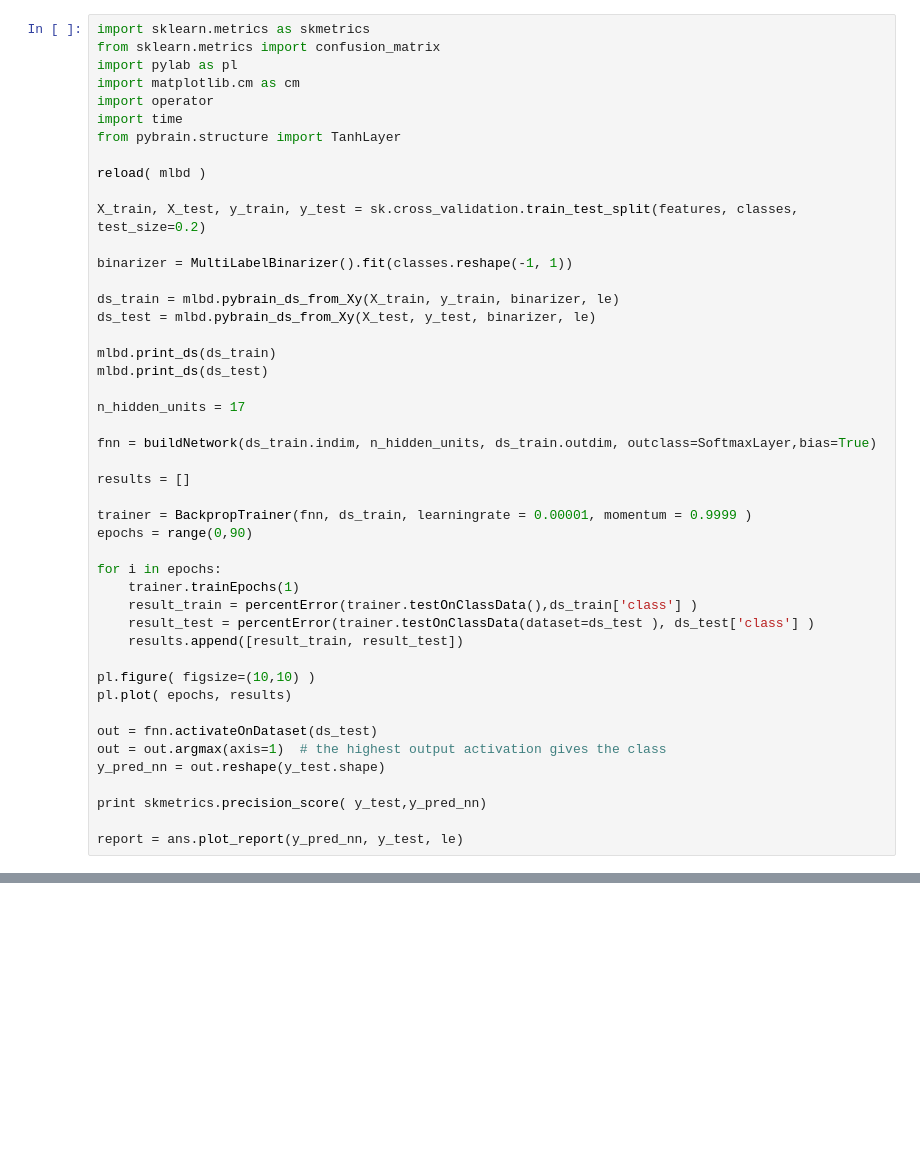
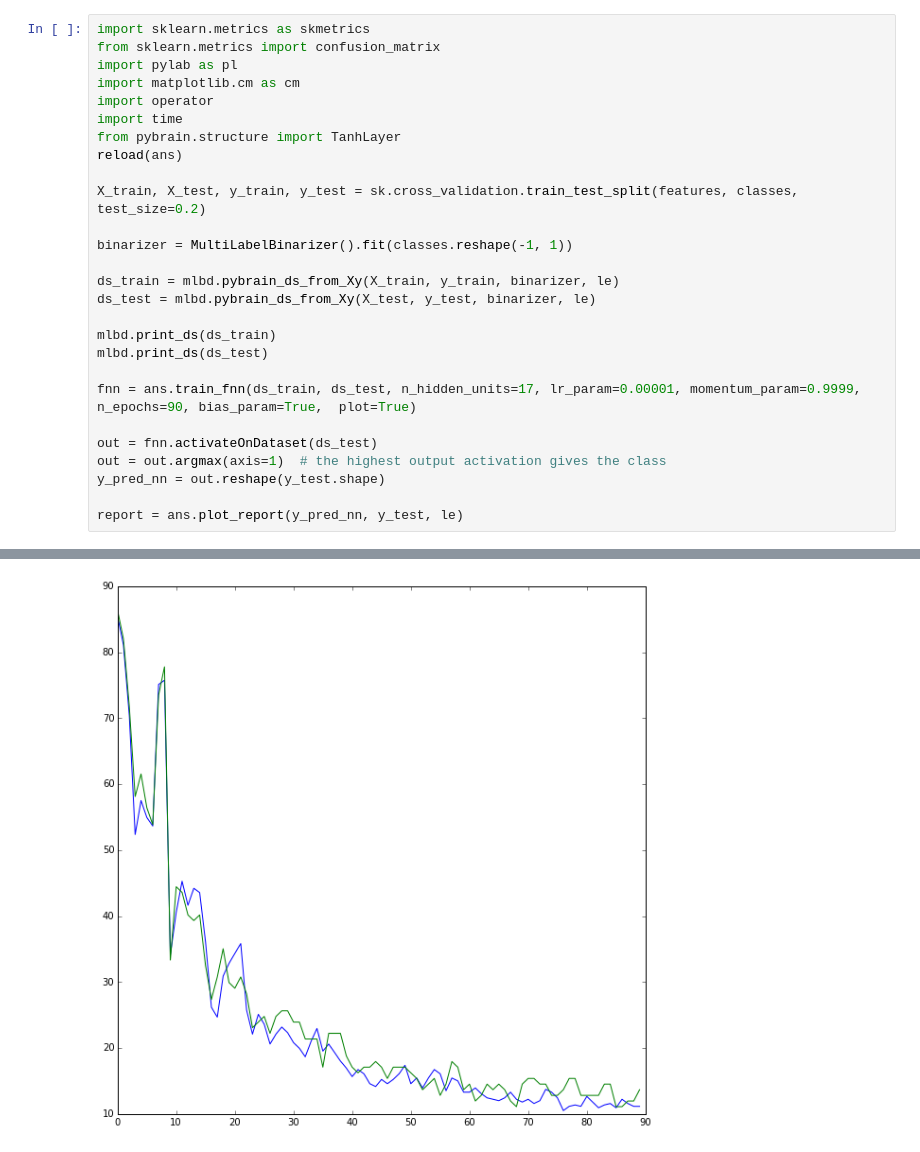
Before and after one commit to jcornaz/hesso.mlbd.labo2, a Jupyter notebook: src/Question4.ipynb, the cells around one changed output, grey strips where cells are left out. Saved outputs shown, nothing was run; the diff lists cells and outputs as text; blank space fills up the shorter version.

Commit message:
Extract fnn code into the train_fnn() function

```diff
--- a/src/Question4.ipynb
+++ b/src/Question4.ipynb
@@ -35,8 +33,7 @@ import matplotlib.cm as cm
 import operator
 import time
 from pybrain.structure import TanhLayer
-
-reload( mlbd )
+reload(ans)
 
 X_train, X_test, y_train, y_test = sk.cross_validation.train_test_split(features, classes, test_size=0.2)
 
@@ -48,28 +45,11 @@ ds_test = mlbd.pybrain_ds_from_Xy(X_test, y_test, binarizer, le)
 mlbd.print_ds(ds_train)
 mlbd.print_ds(ds_test)
 
-n_hidden_units = 17
-
-fnn = buildNetwork(ds_train.indim, n_hidden_units, ds_train.outdim, outclass=SoftmaxLayer,bias=True)
-
-results = []
-
-trainer = BackpropTrainer(fnn, ds_train, learningrate = 0.00001, momentum = 0.9999 )
-epochs = range(0,90)
-
-for i in epochs:
-    trainer.trainEpochs(1)
-    result_train = percentError(trainer.testOnClassData(),ds_train['class'] )
-    result_test = percentError(trainer.testOnClassData(dataset=ds_test ), ds_test['class'] )
-    results.append([result_train, result_test])
-
-pl.figure( figsize=(10,10) )
-pl.plot( epochs, results)
+fnn = ans.train_fnn(ds_train, ds_test, n_hidden_units=17, lr_param=0.00001, momentum_param=0.9999, n_epochs=90, bias_param=True,  plot=True)
 
 out = fnn.activateOnDataset(ds_test)
 out = out.argmax(axis=1)  # the highest output activation gives the class
 y_pred_nn = out.reshape(y_test.shape)
 
-print skmetrics.precision_score( y_test,y_pred_nn)
-
 report = ans.plot_report(y_pred_nn, y_test, le)
+# %% [output]
@@ -75,0 +73 @@ report = ans.plot_report(y_pred_nn, y_test, le)
+[figure, added]
```
Also changed, not shown: parts of 2 cells of this notebook, 1 other file.
